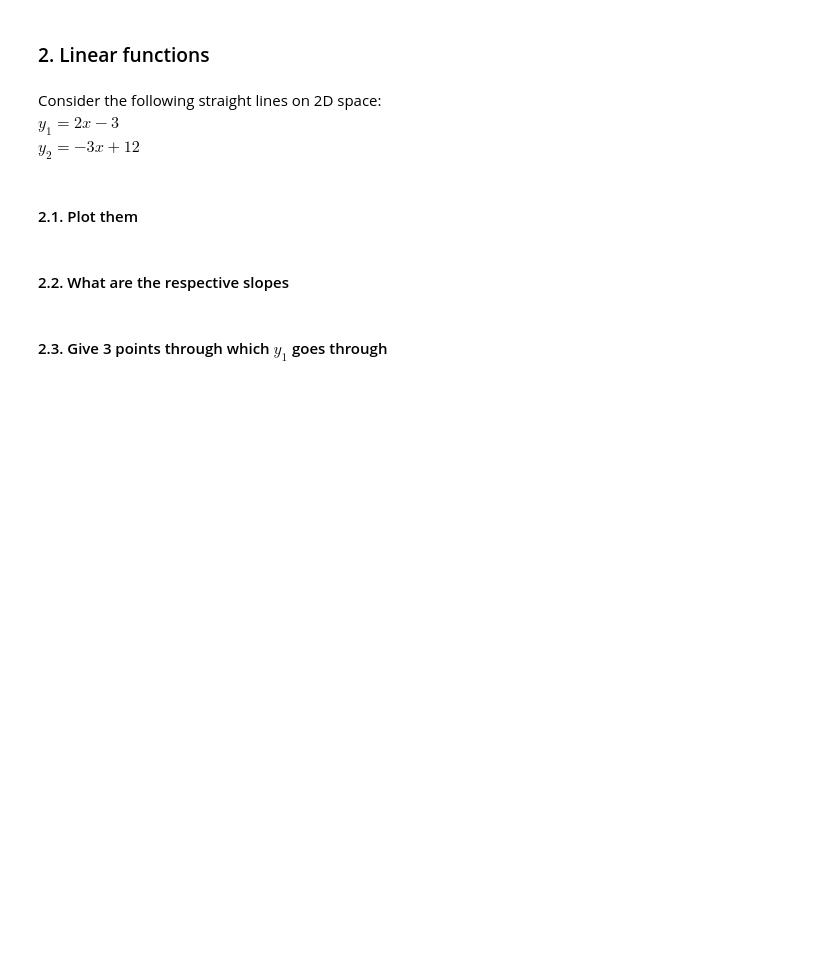
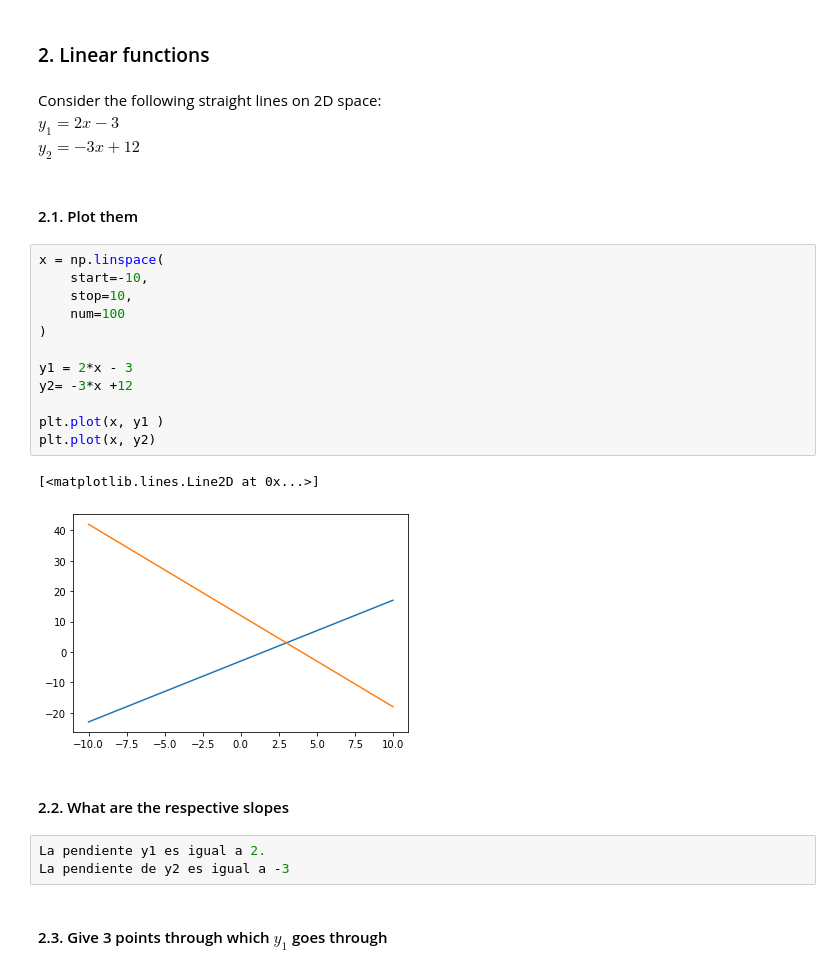
Before and after one commit to Ironhack-Data-Madrid-Marzo-2021/lab-math-refresher, a Jupyter notebook: your-code/main.ipynb, the cells around one changed output. Cells and saved outputs as stored; diff of their text form; blank space fills up the shorter version.

```diff
--- a/your-code/main.ipynb
+++ b/your-code/main.ipynb
@@ -21,7 +59,25 @@ $y_1=2x-3$
 $y_2=-3x+12$
 # %% [markdown]
 #### 2.1. Plot them
+# %%
+x = np.linspace(
+    start=-10,
+    stop=10,
+    num=100
+)
+
+y1 = 2*x - 3
+y2= -3*x +12
+
+plt.plot(x, y1 )
+plt.plot(x, y2)
+# %% [output]
+[<matplotlib.lines.Line2D at 0x...>]
+[figure, added]
 # %% [markdown]
 #### 2.2. What are the respective slopes
+# %%
+La pendiente y1 es igual a 2.
+La pendiente de y2 es igual a -3
 # %% [markdown]
 #### 2.3. Give 3 points through which $y_1$ goes through
```
Also changed, not shown: parts of 35 cells of this notebook.
